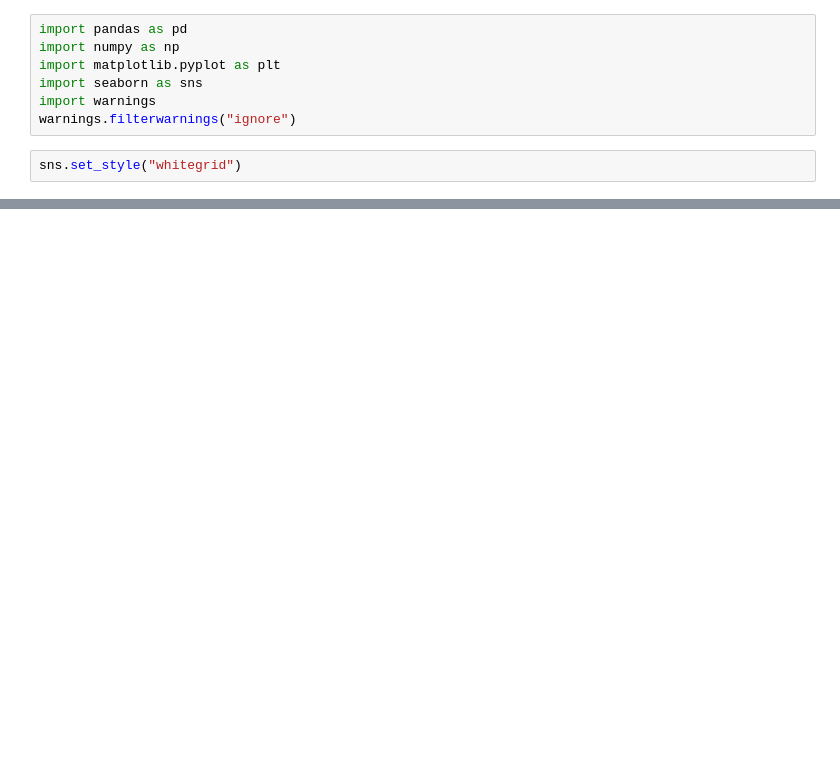
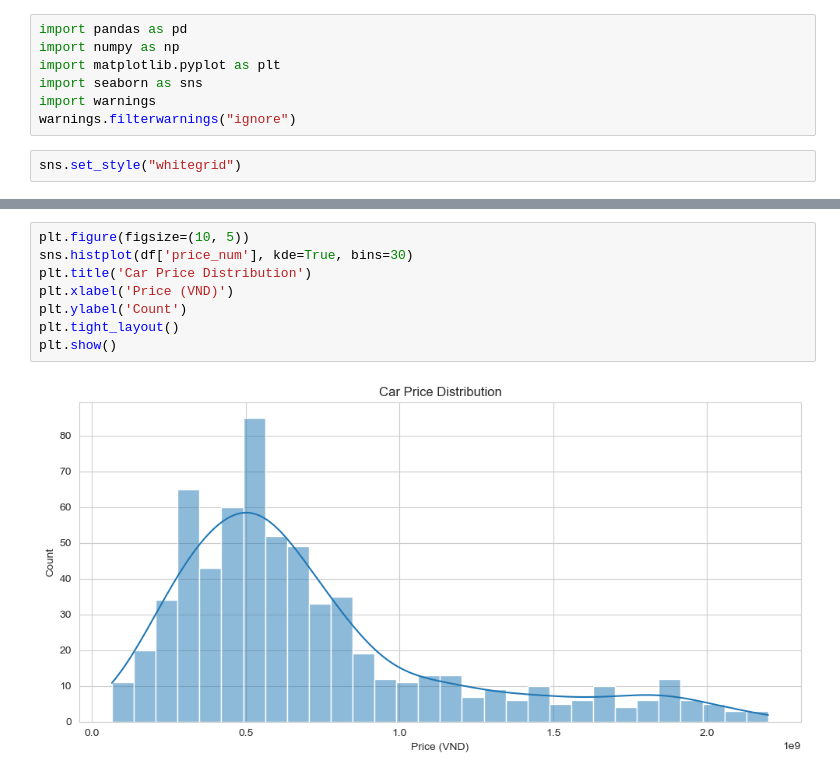
Before and after one commit to nmkhan9/car_price_predict, a Jupyter notebook: visualization.ipynb, the cells around one changed output, grey strips where cells are left out. Drawn from its saved outputs; the diff is of its cells as text; blank space fills up the shorter version.

Commit message:
add file visualization

```diff
--- a/visualization.ipynb
+++ b/visualization.ipynb
@@ -19,0 +41,10 @@ df.head()
+# %%
+plt.figure(figsize=(10, 5))
+sns.histplot(df['price_num'], kde=True, bins=30)
+plt.title('Car Price Distribution')
+plt.xlabel('Price (VND)')
+plt.ylabel('Count')
+plt.tight_layout()
+plt.show()
+# %% [output]
+[figure, added]
```
Also changed, not shown: parts of 11 cells of this notebook.
